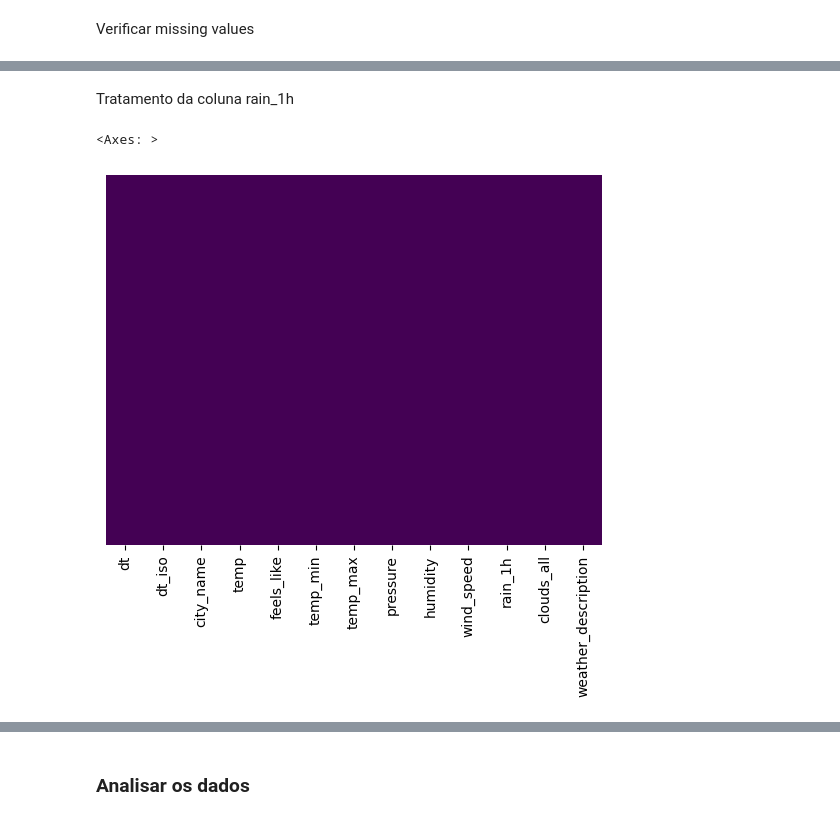
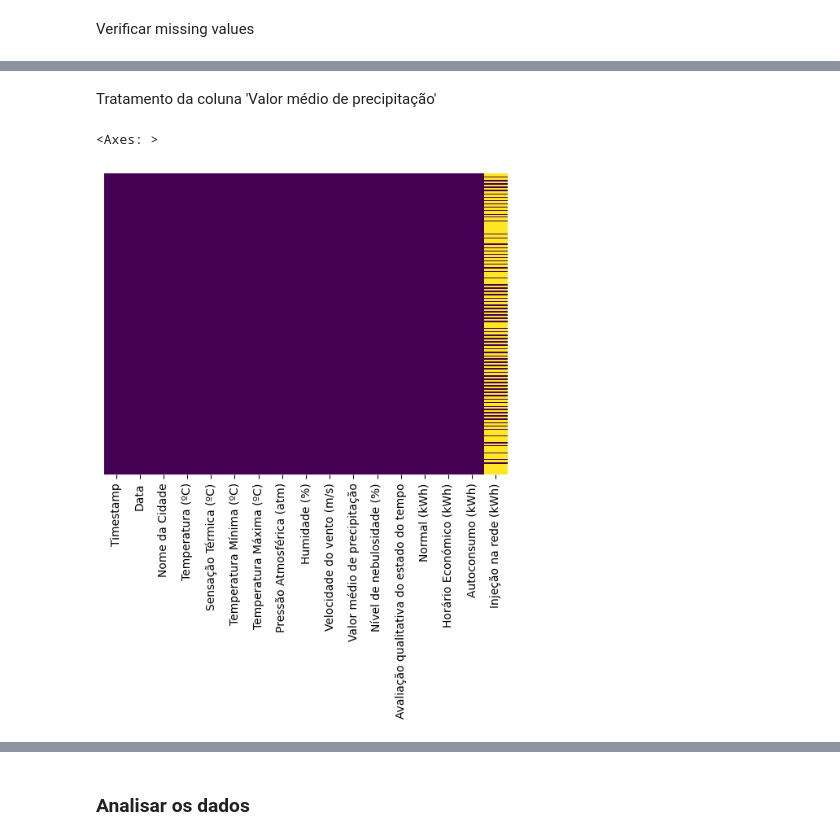
Before and after one commit to jpgoncalves13/DAA, a Jupyter notebook: DatasetCompeticao/dataset_competicao.ipynb, the cells around one changed output, grey strips where cells are left out. Saved outputs shown, nothing was run; the diff lists cells and outputs as text; code cells hidden in the pictures.

```diff
--- a/DatasetCompeticao/dataset_competicao.ipynb
+++ b/DatasetCompeticao/dataset_competicao.ipynb
@@ -199,7 +190,7 @@ Juntar num único dataset. Precisamos de agrupar os dados metereológicos às me
 Agrupar por Data e Hora.
 # %%
 # Está a dar erro no formato
-meteo['dt_iso'] = pd.to_datetime(meteo['dt_iso'], format='%Y-%m-%d %H:%M:%S +0000 UTC', errors='coerce') # 2021-09-01 00:00:00 +0000 UTC
-#meteo.drop(['dt'], axis=1, inplace=True)
-meteo.info()
+meteo['Data'] = pd.to_datetime(meteo['Data'], format='%Y-%m-%d %H:%M:%S +0000 UTC', errors='coerce') # 2021-09-01 00:00:00 +0000 UTC
+meteo.head()
+#meteo.info()
 # %% [output]
@@ -222,0 +203,5 @@ memory usage: 1.6+ MB
+# %%
+
+energia['Data'] = pd.to_datetime(energia.apply(lambda row: f"{row['Data']} {row['Hora']}", axis=1), format='%Y-%m-%d %H', errors='coerce')
+energia.drop('Hora', axis=1, inplace=True)
+energia.head()
@@ -222,0 +217,3 @@ memory usage: 1.6+ MB
+# %%
+data = pd.merge(meteo, energia, how = 'inner', on = 'Data')
+data.head()
@@ -234,5 +238,5 @@ Retirar colunas sea_level e grnd_level
 # %%
-meteo.drop(['sea_level', 'grnd_level'], axis=1, inplace=True)
-sns.heatmap(meteo.isnull(), yticklabels=False, cbar=False, cmap='viridis')
+data.drop(['Pressão atmosférica no nível do mar (atm)', 'Pressão atmosférica na altitude local (atm)'], axis=1, inplace=True)
+sns.heatmap(data.isnull(), yticklabels=False, cbar=False, cmap='viridis')
 # %% [output]
 <Axes: >
@@ -240,8 +244,8 @@ sns.heatmap(meteo.isnull(), yticklabels=False, cbar=False, cmap='viridis')
 # %% [markdown]
-Tratamento da coluna rain_1h
+Tratamento da coluna 'Valor médio de precipitação'
 # %%
-meteo['rain_1h'] = meteo['rain_1h'].fillna(0)
-sns.heatmap(meteo.isnull(), yticklabels=False, cbar=False, cmap='viridis')
+data['Valor médio de precipitação'] = data['Valor médio de precipitação'].fillna(0)
+sns.heatmap(data.isnull(), yticklabels=False, cbar=False, cmap='viridis')
 # %% [output]
 <Axes: >
-[figure, old version]
+[figure, new version]
```
Also changed, not shown: parts of 16 cells of this notebook.
